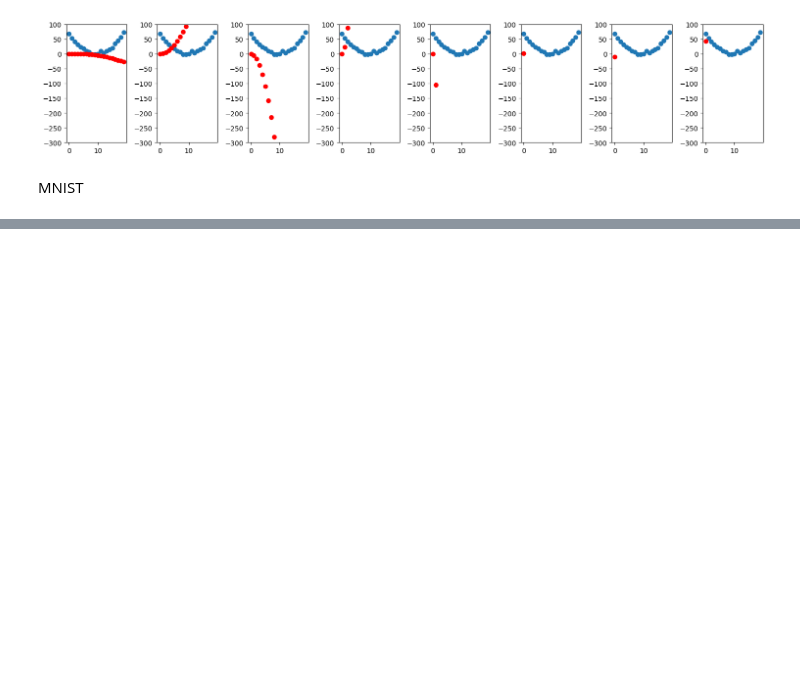
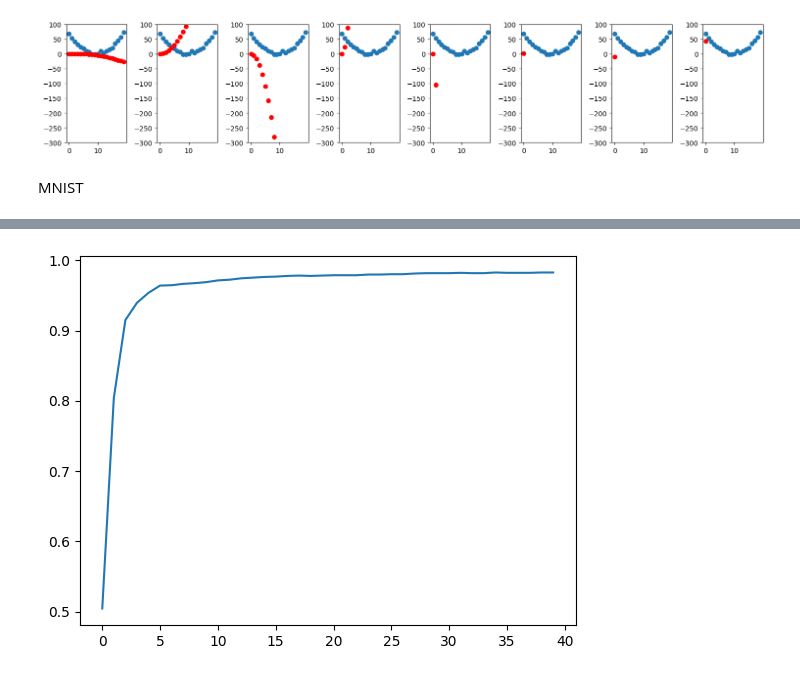
Before and after one commit to 96jhasuraj/LearnAI, a Jupyter notebook: fast_ai_lessons/Fast_ai_Lesson4_book_chapter4_bcs_sgd.ipynb, the cells around one changed output, grey strips where cells are left out. Drawn from its saved outputs; the diff is of its cells as text; code cells hidden in the pictures; blank space fills up the shorter version.

```diff
--- a/fast_ai_lessons/Fast_ai_Lesson4_book_chapter4_bcs_sgd.ipynb
+++ b/fast_ai_lessons/Fast_ai_Lesson4_book_chapter4_bcs_sgd.ipynb
@@ -307,0 +513,9 @@ torch.Size([60000, 784])
+# %%
+simple_net = nn.Sequential(
+    nn.Linear(28*28,30),
+    nn.ReLU(),
+    nn.Linear(30,1)
+)
+
+learner2 = Learner(datals,simple_net,opt_func = SGD,lr=0.1,loss_func=mnist_loss,metrics=accuracy)
+learner2.fit(40)
@@ -307,0 +540,4 @@ torch.Size([60000, 784])
+# %%
+plt.plot(L(learner2.recorder.values).itemgot(2));
+# %% [output]
+[figure, added]
```
Also changed, not shown: parts of 30 cells of this notebook.
